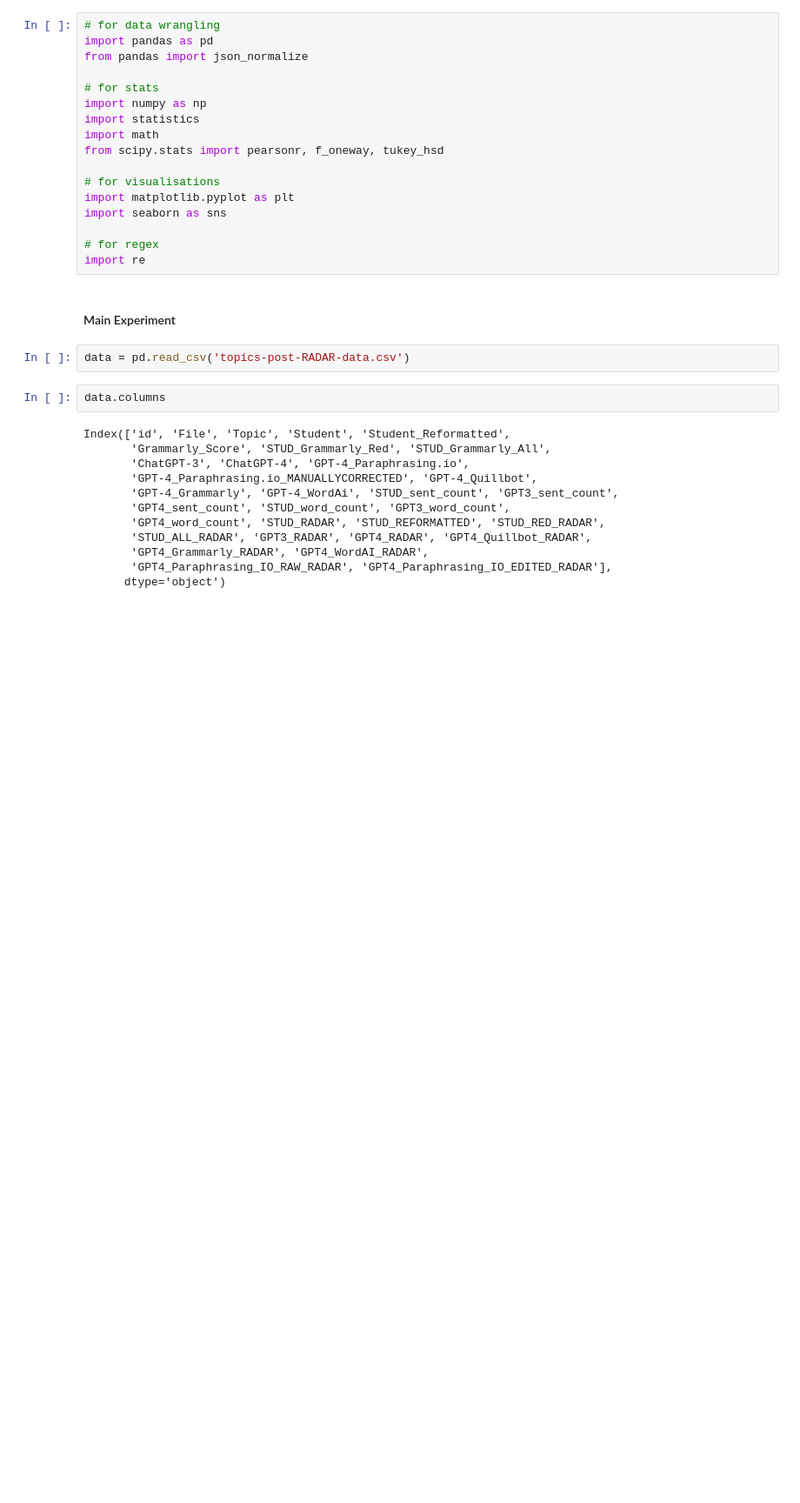
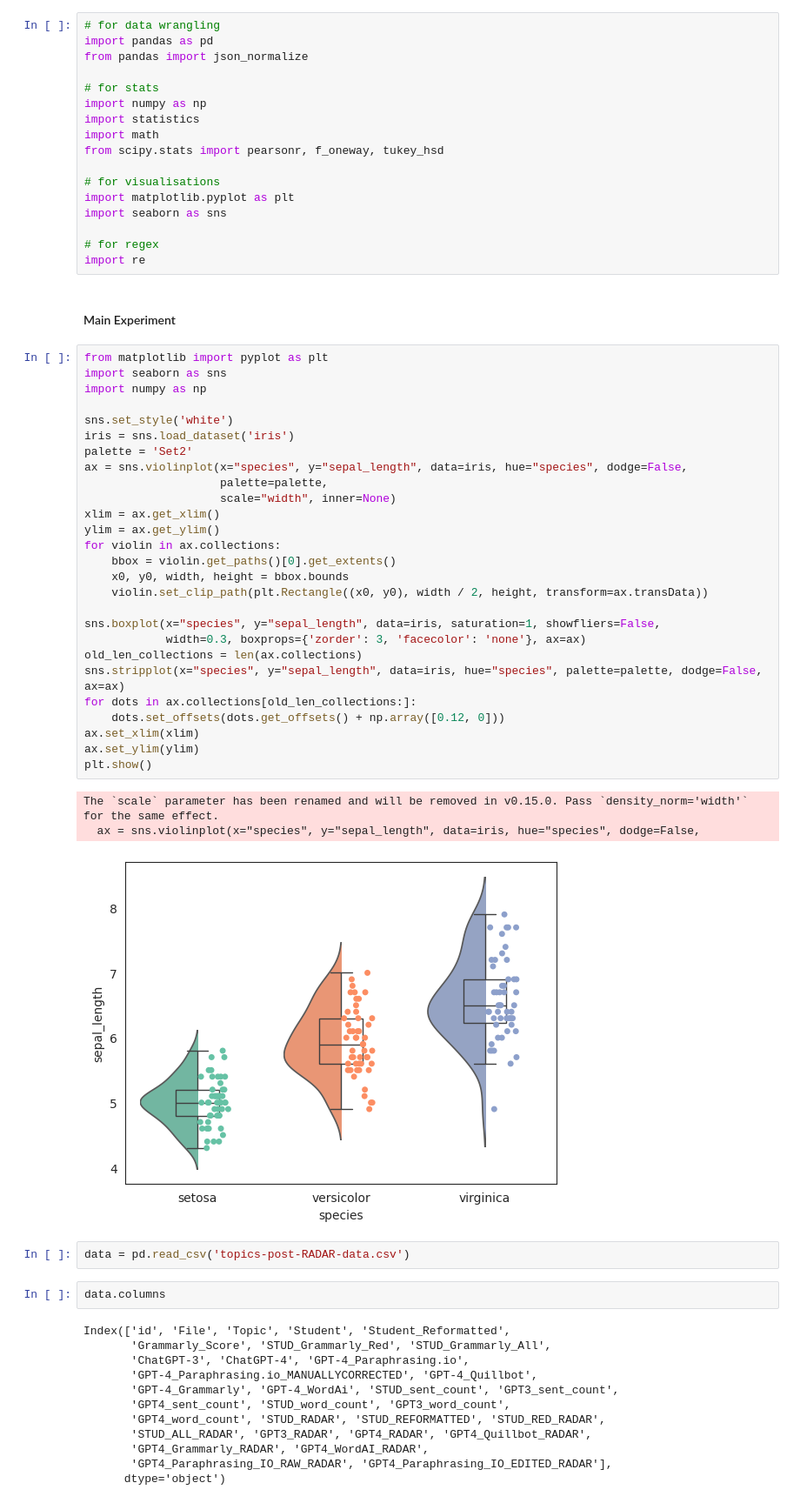
Before and after one commit to nicole-jefferies/RADAR_Eval, a Jupyter notebook: Visualisations and Stat Tests.ipynb, the cells around one changed output. Shown at 87% size. Drawn from its saved outputs; the diff is of its cells as text; blank space fills up the shorter version.

Commit message:
Experimenting with visualisation options

```diff
--- a/Visualisations and Stat Tests.ipynb
+++ b/Visualisations and Stat Tests.ipynb
@@ -17,6 +17,37 @@ import seaborn as sns
 import re
 # %% [markdown]
 #### Main Experiment
+# %%
+from matplotlib import pyplot as plt
+import seaborn as sns
+import numpy as np
+
+sns.set_style('white')
+iris = sns.load_dataset('iris')
+palette = 'Set2'
+ax = sns.violinplot(x="species", y="sepal_length", data=iris, hue="species", dodge=False,
+                    palette=palette,
+                    scale="width", inner=None)
+xlim = ax.get_xlim()
+ylim = ax.get_ylim()
+for violin in ax.collections:
+    bbox = violin.get_paths()[0].get_extents()
+    x0, y0, width, height = bbox.bounds
+    violin.set_clip_path(plt.Rectangle((x0, y0), width / 2, height, transform=ax.transData))
+
+sns.boxplot(x="species", y="sepal_length", data=iris, saturation=1, showfliers=False,
+            width=0.3, boxprops={'zorder': 3, 'facecolor': 'none'}, ax=ax)
+old_len_collections = len(ax.collections)
+sns.stripplot(x="species", y="sepal_length", data=iris, hue="species", palette=palette, dodge=False, ax=ax)
+for dots in ax.collections[old_len_collections:]:
+    dots.set_offsets(dots.get_offsets() + np.array([0.12, 0]))
+ax.set_xlim(xlim)
+ax.set_ylim(ylim)
+plt.show()
+# %% [output]
+The `scale` parameter has been renamed and will be removed in v0.15.0. Pass `density_norm='width'` for the same effect.
+  ax = sns.violinplot(x="species", y="sepal_length", data=iris, hue="species", dodge=False,
+[figure, added]
 # %%
 data = pd.read_csv('topics-post-RADAR-data.csv')
 # %%
```
Also changed, not shown: parts of 1 cell of this notebook, 2 other files.
